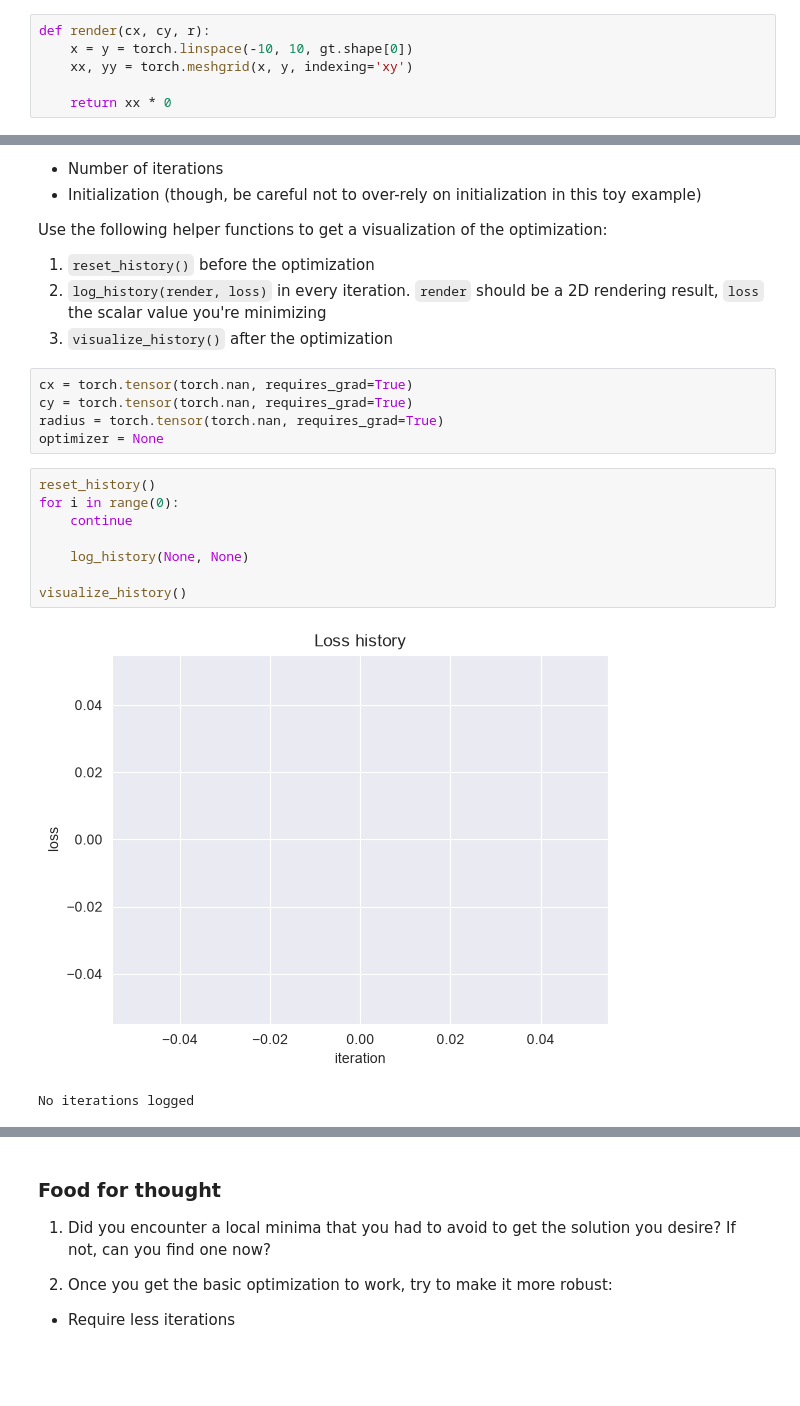
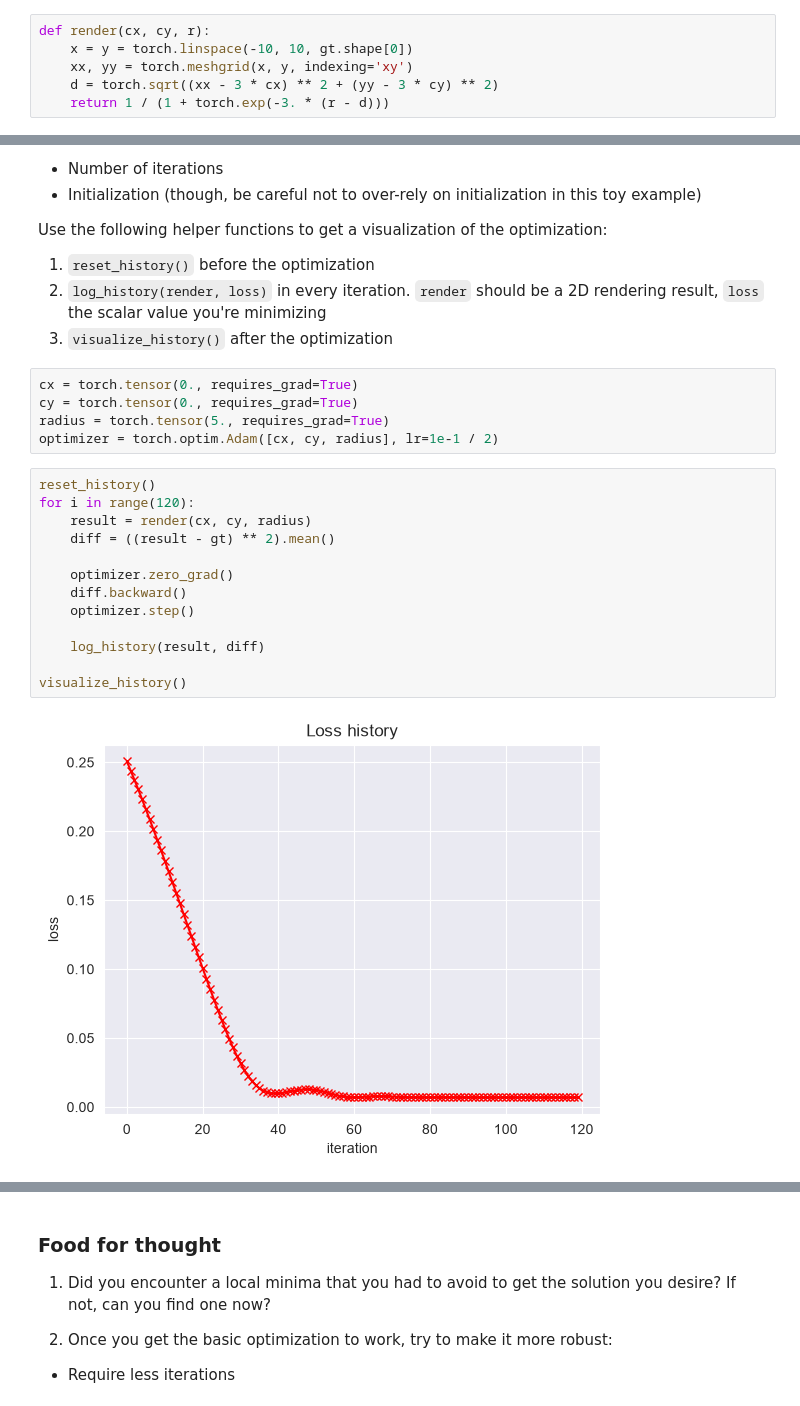
Before and after one commit to andersource/diffprog-intro, a Jupyter notebook: exercise-2.ipynb, the cells around one changed output, grey strips where cells are left out. Cells and saved outputs as stored; diff of their text form; blank space fills up the shorter version.

```diff
--- a/exercise-2.ipynb
+++ b/exercise-2.ipynb
@@ -36,8 +36,8 @@ Here you can control the parameters' relative scales.
 def render(cx, cy, r):
     x = y = torch.linspace(-10, 10, gt.shape[0])
     xx, yy = torch.meshgrid(x, y, indexing='xy')
-
-    return xx * 0
+    d = torch.sqrt((xx - 3 * cx) ** 2 + (yy - 3 * cy) ** 2)
+    return 1 / (1 + torch.exp(-3. * (r - d)))
 # %%
 visualize_render(render(0, 0, 5))
 # %% [output]
@@ -56,18 +56,22 @@ Use the following helper functions to get a visualization of the optimization:
 2. `log_history(render, loss)` in every iteration. `render` should be a 2D rendering result, `loss` the scalar value you're minimizing
 3. `visualize_history()` after the optimization
 # %%
-cx = torch.tensor(torch.nan, requires_grad=True)
-cy = torch.tensor(torch.nan, requires_grad=True)
-radius = torch.tensor(torch.nan, requires_grad=True)
-optimizer = None
+cx = torch.tensor(0., requires_grad=True)
+cy = torch.tensor(0., requires_grad=True)
+radius = torch.tensor(5., requires_grad=True)
+optimizer = torch.optim.Adam([cx, cy, radius], lr=1e-1 / 2)
 # %%
 reset_history()
-for i in range(0):
-    continue
+for i in range(120):
+    result = render(cx, cy, radius)
+    diff = ((result - gt) ** 2).mean()
 
-    log_history(None, None)
+    optimizer.zero_grad()
+    diff.backward()
+    optimizer.step()
+
+    log_history(result, diff)
 
 visualize_history()
 # %% [output]
-[figure, old version]
+[figure, new version]
-No iterations logged
```
Also changed, not shown: parts of 2 cells of this notebook, 2 other files.
